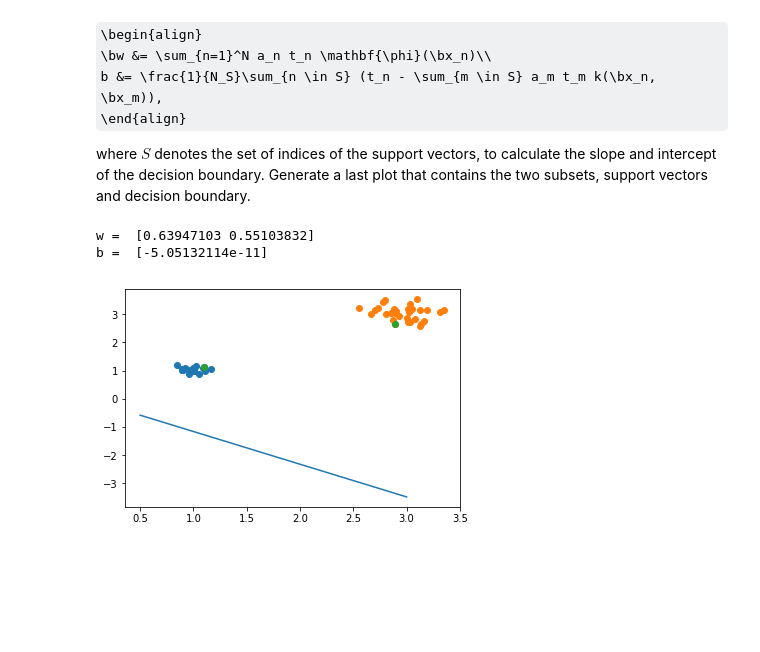
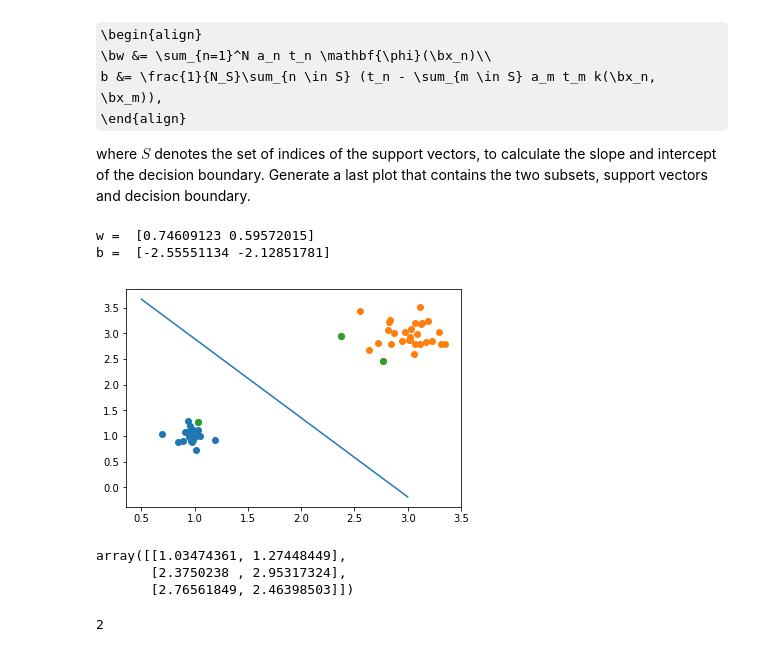
Before and after one commit to OlineRanum/Machine-Learning-1, a Jupyter notebook: Lab2/lab2-1.ipynb, the cells around one changed output. Drawn from its saved outputs; the diff is of its cells as text; code cells hidden in the pictures; some formulas as TeX source; blank space fills up the shorter version.

```diff
--- a/Lab2/lab2-1.ipynb
+++ b/Lab2/lab2-1.ipynb
@@ -508,12 +508,15 @@ X, t = create_X_and_t(X1, X2)
 a = compute_multipliers(X, t)
 
 # Find lagrange multipliers that are non zero to find the support vectors
+# Set non zero tolerance
 tol = 1e-4
 
 selected = (a.flatten() > tol)
-t = t.reshape(-1,1)*1
+t = t.reshape(-1,1)
+
+# Select support vectors
 t_sv = t[selected]
 X_sv = X[selected]
-selected
+a_sv = a[selected]
 # %% [output]
      pcost       dcost       gap    pres   dres
@@ -553,37 +550,48 @@ b &= \frac{1}{N_S}\sum_{n \in S} (t_n - \sum_{m \in S} a_m t_m k(\bx_n, \bx_m)),
 where $S$ denotes the set of indices of the support vectors, to calculate the slope and intercept of the decision boundary. Generate a last plot that contains the two subsets, support vectors and decision boundary.
 # %%
 # Calculate W
-w = np.sum([a[i]*t[i]*X[i,:] for i in range(50)], axis = 0)
+w = np.sum([a[i]*t[i]*X[i,:] for i in range(len(a))], axis = 0)
 
 
 # Calculate B
 K = computeK(X)
-N_s = len(selected)
+N_s = len(t_sv)
 
 b = 0
 for i in range(len(t_sv)):
-    for j in range(len(t_sv)):
-        b += t_sv[i] - a[j]*t_sv[j]*X_sv[i,j]
+    b += t_sv[i] - np.sum(a_sv*t_sv*X_sv, axis = 0)
 
 b = b/N_s
 
 
 
 print('w = ', w)
 print('b = ', b)
 
 
 
+# draw estimate of decision boundary line
+x1 = np.array([0.5, 3])
+x2 = (-x1*w[0] -b)/w[1]
 
-x1 = [0.5, 3]
-x2 = [-(x1[0]*w[0] + b)/w[1], -(x1[1]*w[0] + b)/w[1]]
 
+# Plot data, support vectors and decision boundary
 plt.scatter(X1[:,0], X1[:,1])
 plt.scatter(X2[:,0], X2[:,1])
 plt.scatter(X_sv[:,0], X_sv[:,1])
 plt.plot(x1,x2)
 plt.show()
 # %% [output]
-w =  [0.63947103 0.55103832]
-b =  [-5.05132114e-11]
+w =  [0.74609123 0.59572015]
+b =  [-2.55551134 -2.12851781]
-[figure, old version]
+[figure, new version]
+# %%
+X_sv
+# %% [output]
+array([[1.03474361, 1.27448449],
+       [2.3750238 , 2.95317324],
+       [2.76561849, 2.46398503]])
+# %%
+X_sv.shape[1]
+# %% [output]
+2
```
Also changed, not shown: parts of 3 cells of this notebook.
